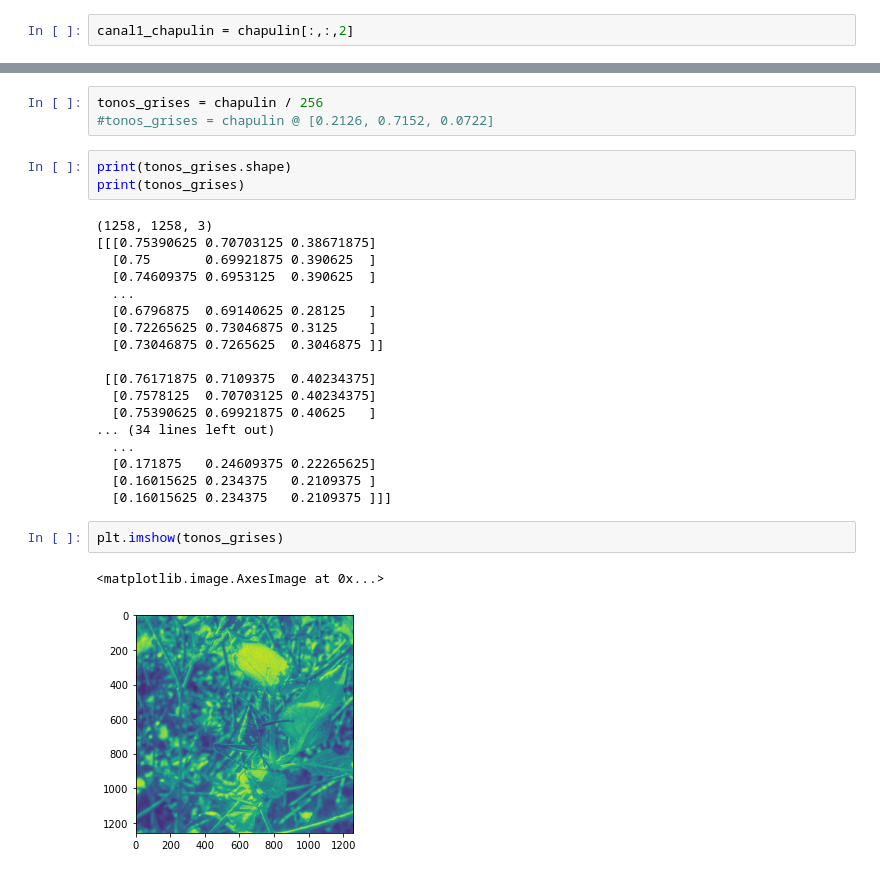
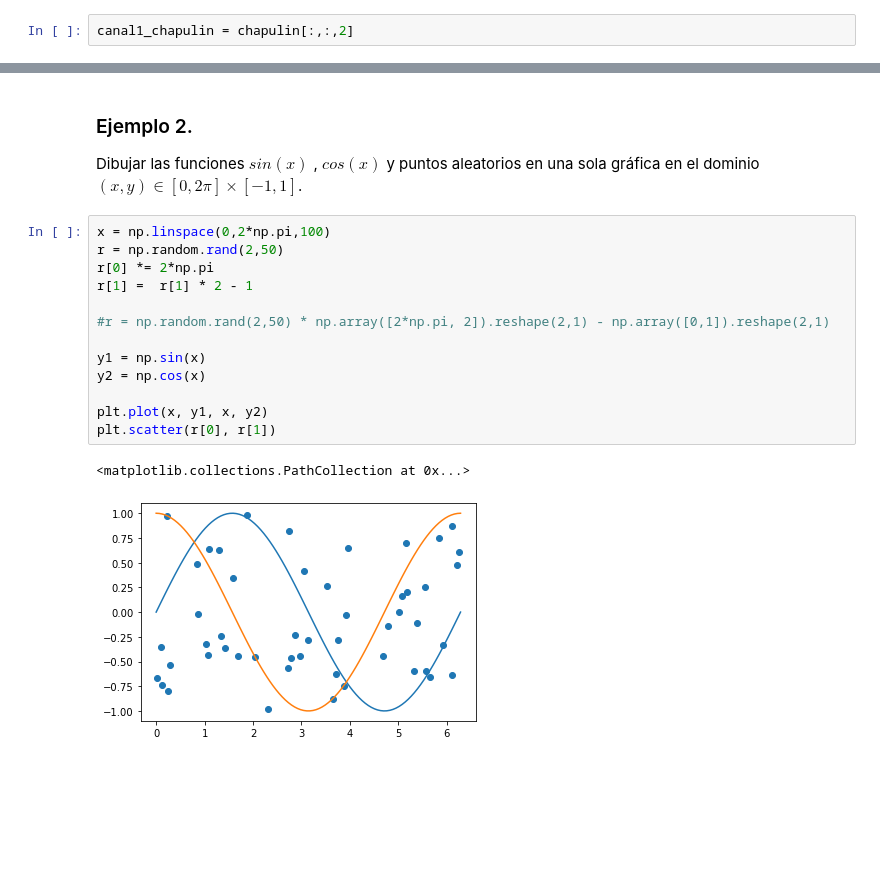
Before and after one commit to luiggix/Python_cero_a_experto, a Jupyter notebook: T17_Matplotlib.ipynb, the cells around one changed output, grey strips where cells are left out. Drawn from its saved outputs; the diff is of its cells as text; blank space fills up the shorter version.

```diff
--- a/T17_Matplotlib.ipynb
+++ b/T17_Matplotlib.ipynb
@@ -183,29 +133,19 @@ plt.colorbar(ticks=[0,100,200], orientation='horizontal')
-# %%
-tonos_grises = chapulin / 256
-#tonos_grises = chapulin @ [0.2126, 0.7152, 0.0722]
-# %%
-print(tonos_grises.shape)
-print(tonos_grises)
-# %% [output]
-(1258, 1258, 3)
-[[[0.75390625 0.70703125 0.38671875]
-  [0.75       0.69921875 0.390625  ]
-  [0.74609375 0.6953125  0.390625  ]
-  ...
-  [0.6796875  0.69140625 0.28125   ]
-  [0.72265625 0.73046875 0.3125    ]
-  [0.73046875 0.7265625  0.3046875 ]]
-
- [[0.76171875 0.7109375  0.40234375]
-  [0.7578125  0.70703125 0.40234375]
-  [0.75390625 0.69921875 0.40625   ]
-... (34 lines left out)
-  ...
-  [0.171875   0.24609375 0.22265625]
-  [0.16015625 0.234375   0.2109375 ]
-  [0.16015625 0.234375   0.2109375 ]]]
-# %%
-plt.imshow(tonos_grises)
-# %% [output]
-<matplotlib.image.AxesImage at 0x...>
-[figure, removed]
+# %% [markdown]
+### Ejemplo 2.
+Dibujar las funciones $sin(x)$ , $cos(x)$ y puntos aleatorios en una sola gráfica en el dominio $(x,y) \in [0,2\pi] \times [-1,1]$.
+# %%
+x = np.linspace(0,2*np.pi,100)
+r = np.random.rand(2,50)
+r[0] *= 2*np.pi
+r[1] =  r[1] * 2 - 1
+
+#r = np.random.rand(2,50) * np.array([2*np.pi, 2]).reshape(2,1) - np.array([0,1]).reshape(2,1)
+
+y1 = np.sin(x)
+y2 = np.cos(x)
+
+plt.plot(x, y1, x, y2)
+plt.scatter(r[0], r[1])
+# %% [output]
+<matplotlib.collections.PathCollection at 0x...>
+[figure, added]
```
Also changed, not shown: parts of 16 cells of this notebook, 3 other files.
